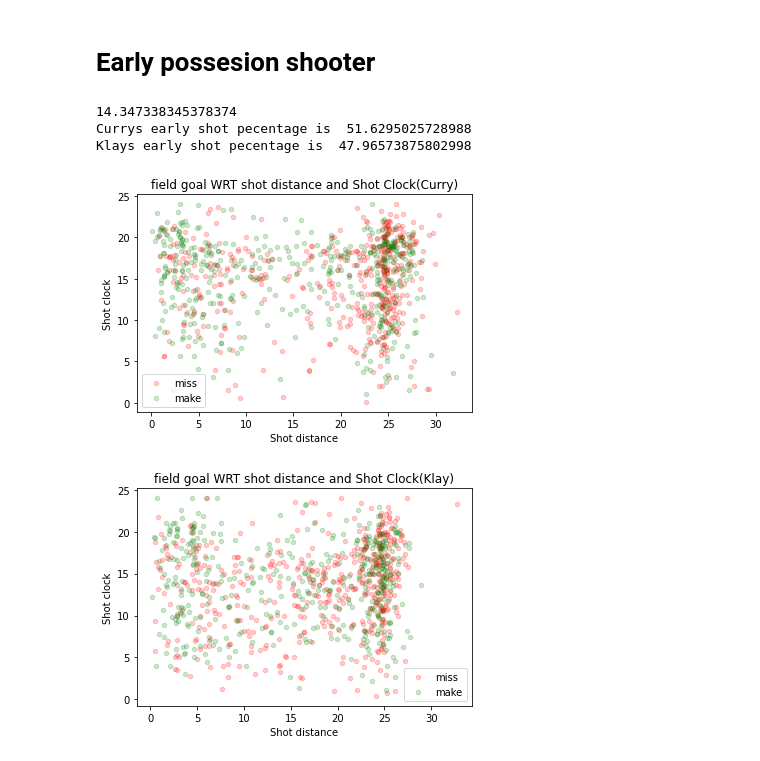
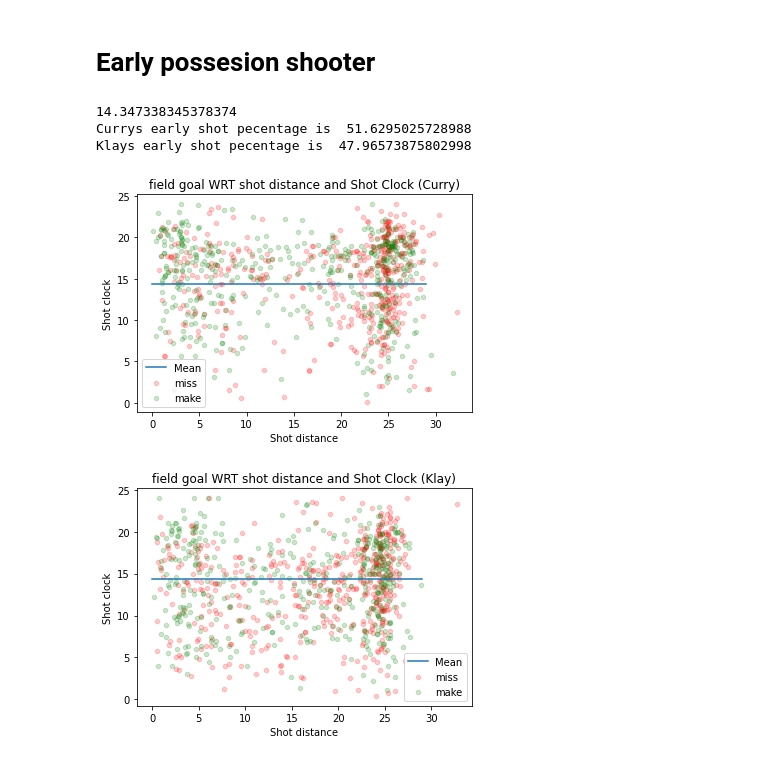
Before and after one commit to hari9-9/Basketball-analysis, a Jupyter notebook: data.ipynb, the cells around one changed output. Cells and saved outputs as stored; diff of their text form; code cells hidden in the pictures.

Commit message:
early possesion shooter with Mean line

```diff
--- a/data.ipynb
+++ b/data.ipynb
@@ -61,38 +61,36 @@ count_misses_klay=len(klay_data_3pt[klay_data_3pt['FGM']==0])
 fgm_percentage_klay=(count_makes_klay/(count_makes_klay+count_misses_klay))*100
 print("Klays early shot pecentage is ",fgm_percentage_klay)
 if fgm_percentage_curry>fgm_percentage_klay:
     merits['early possesion shooter:']=['Stephen Curry',fgm_percentage_curry,fgm_percentage_klay]
 else:
     merits['early possesion shooter:']=['Klay Thompson',fgm_percentage_curry,fgm_percentage_klay]
 avg=[avg_shotclk]*30
 avgx=list(range(0, 30))
 fig = plt.figure()
 ax = fig.add_subplot(1,1,1)
 
 
-plt.title('field goal WRT shot distance and Shot Clock(Curry)')
+plt.title('field goal WRT shot distance and Shot Clock (Curry)')
 ax.scatter(plot_miss_curry['SHOT_DIST'],plot_miss_curry['SHOT_CLOCK'],color='red',label="miss",alpha=0.2,s=20)
 ax.scatter(plot_make_curry['SHOT_DIST'],plot_make_curry['SHOT_CLOCK'],color='green',label="make",alpha=0.2,s=20)
-#ax[0,0].plot(avgx,avg, label='Mean')
+ax.plot(avgx,avg, label='Mean')
 plt.xlabel('Shot distance')
 plt.ylabel('Shot clock')
 ax.legend()
 plt.show()
 fig = plt.figure()
 ax = fig.add_subplot(1,1,1)
-
-#plt.title('field goal WRT shot distance and closest defender(Klay)')
 ax.scatter(plot_miss_klay['SHOT_DIST'],plot_miss_klay['SHOT_CLOCK'],color='red',label="miss",alpha=0.2,s=20)
 ax.scatter(plot_make_klay['SHOT_DIST'],plot_make_klay['SHOT_CLOCK'],color='green',label="make",alpha=0.2,s=20)
-#ax[0,0].plot(avgx,avg, label='Mean')
-plt.title('field goal WRT shot distance and Shot Clock(Klay)')
+ax.plot(avgx,avg, label='Mean')
+plt.title('field goal WRT shot distance and Shot Clock (Klay)')
 plt.xlabel('Shot distance')
 plt.ylabel('Shot clock')
 ax.legend()
 plt.show()
 # %% [output]
 14.347338345378374
 Currys early shot pecentage is  51.6295025728988
 Klays early shot pecentage is  47.96573875802998
-[figure, old version]
+[figure, new version]
-[figure, old version]
+[figure, new version]
```
